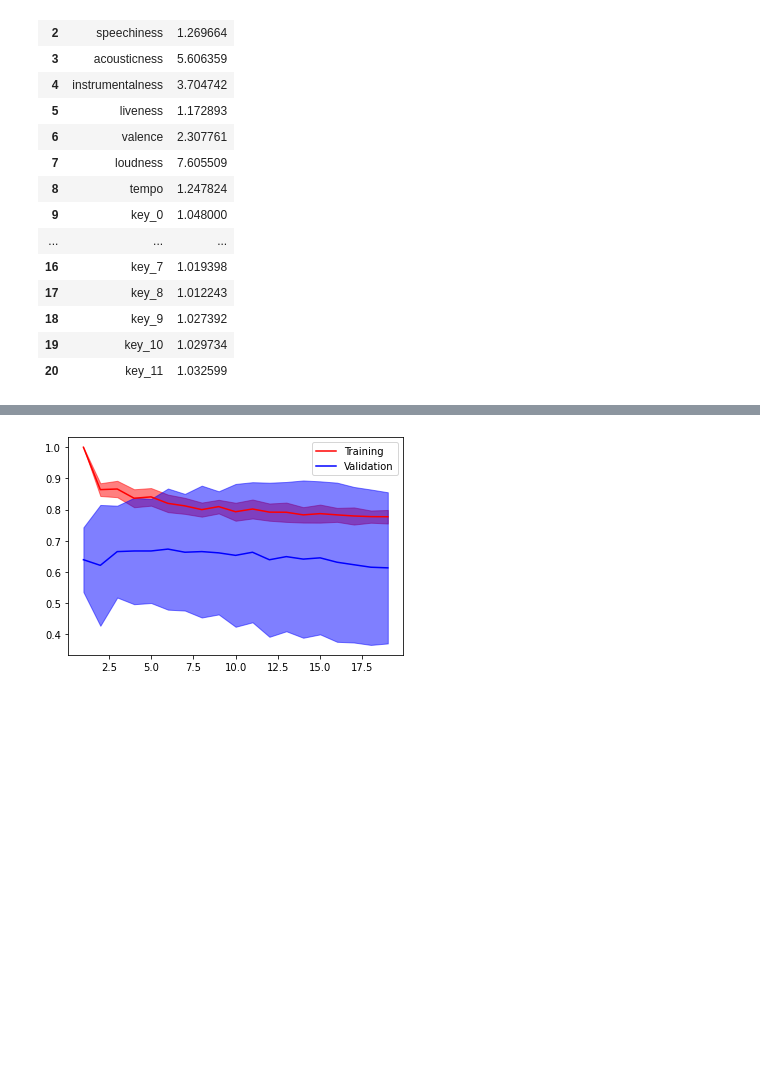
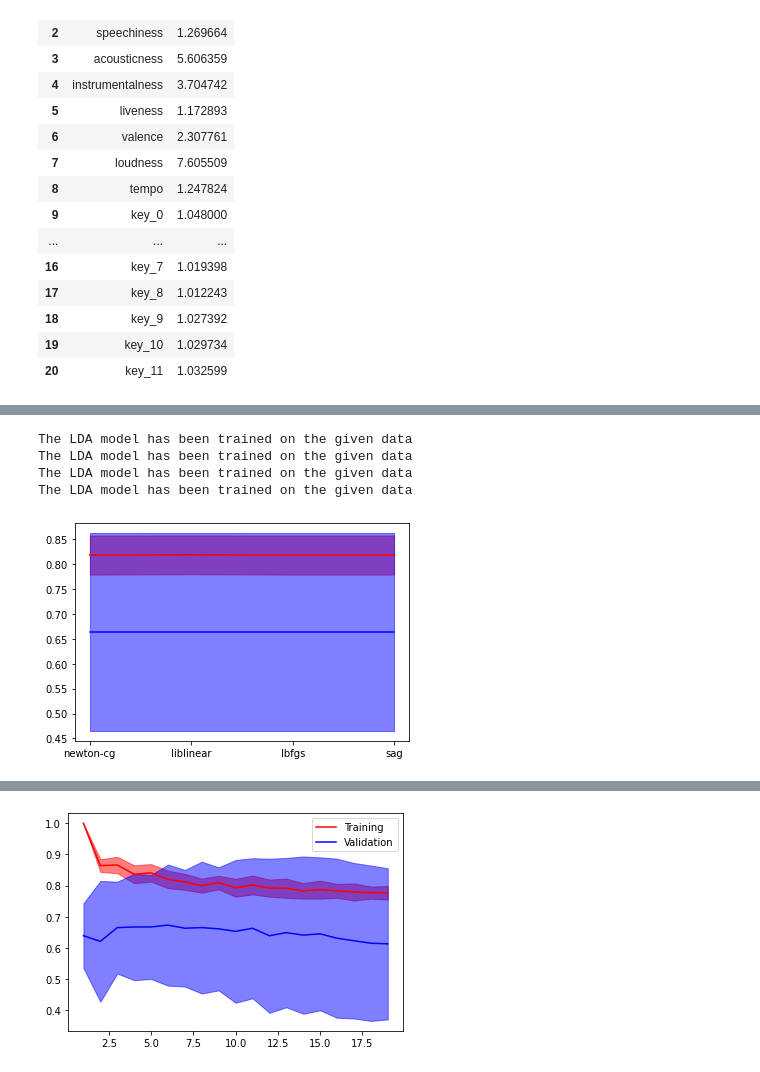
Before and after one commit to sergi-andreu/MMSL, a Jupyter notebook: Project.ipynb, the cells around one changed output, grey strips where cells are left out. Cells and saved outputs as stored; diff of their text form; code cells hidden in the pictures; blank space fills up the shorter version.

```diff
--- a/Project.ipynb
+++ b/Project.ipynb
@@ -118,2 +139,14 @@ calc_vif(X_data)
+# %%
+from learning_machine import LogisticRegression
+
+solvers = ["newton-cg", "liblinear", "lbfgs", "sag"]
+logistic = LogisticRegression(data)
+logistic.parameter_search(solvers)
+# %% [output]
+The LDA model has been trained on the given data
+The LDA model has been trained on the given data
+The LDA model has been trained on the given data
+The LDA model has been trained on the given data
+[figure, added]
 # %%
 from learning_machine import KNearest
```
Also changed, not shown: parts of 9 cells of this notebook, 2 other files.
